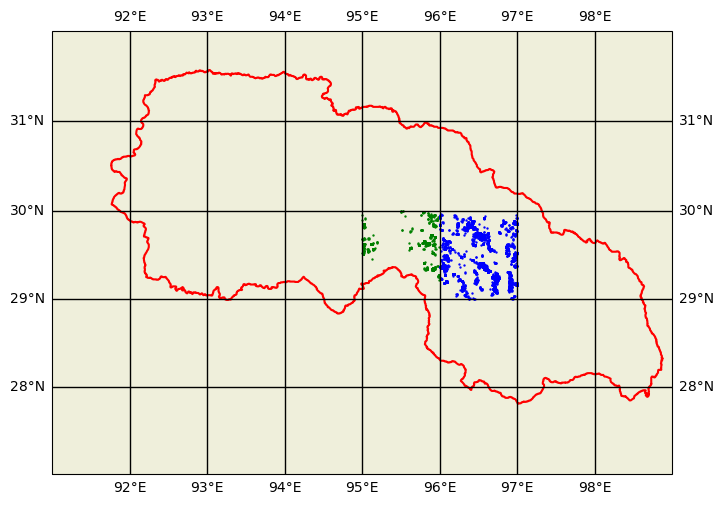
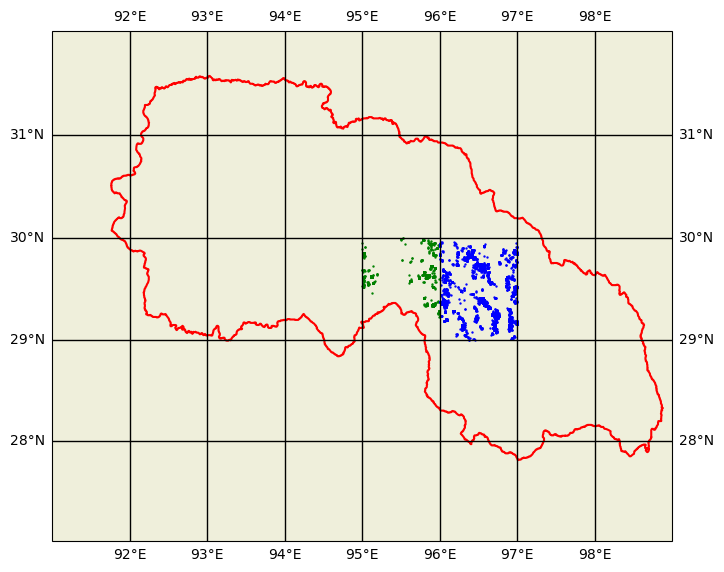
Unified diff of the notebook cell whose output changed from the first chart to the second:
--- before
+++ after
@@ -5,7 +5,6 @@
 ax.gridlines(draw_labels=True, linewidth=1, alpha=1, zorder=1, color='black')
 ## 1. setp boundary
-shp_fea = cfeature.ShapelyFeature(Reader(path_setp_vec).geometries(), \
-                      crs=ccrs.PlateCarree(), edgecolor='red', linewidth=1.5, facecolor='none')
-ax.add_feature(shp_fea, zorder=0)
+## setp boundary
+setp_vec_gpd.plot(ax=ax, edgecolor='red', facecolor='none', linewidth=1.5, zorder=0, transform=ccrs.PlateCarree())
 
 # 2.1. cryotempo points readout file
@@ -14,3 +13,2 @@
 # 2.2. cryotempo points tile-based data
 ax.scatter(x=cryo_2021_tile['lon'][:], y=cryo_2021_tile['lat'][:], c='blue', s=0.5, transform=ccrs.PlateCarree(), zorder=0)
-

Commit: new commit